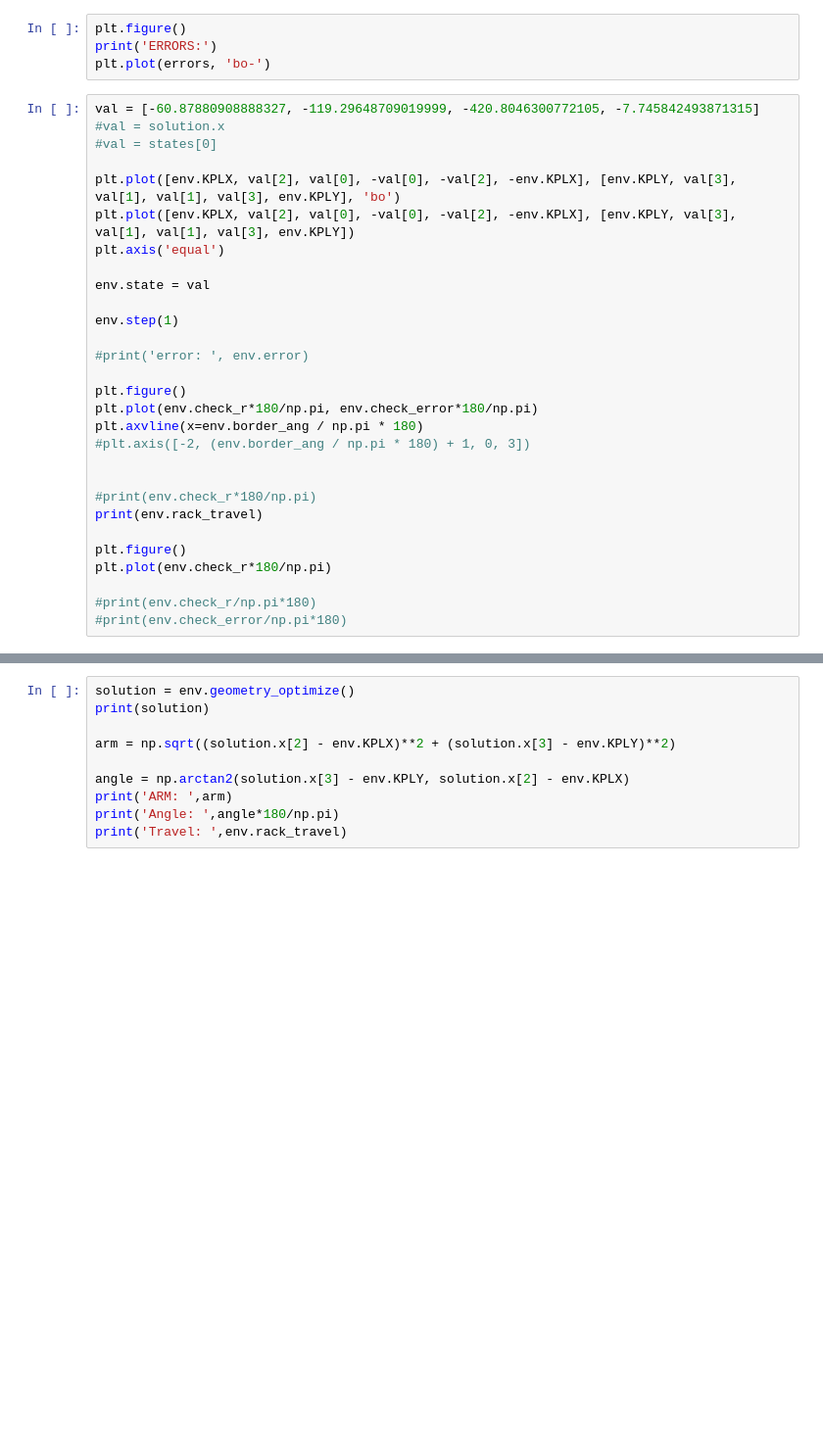
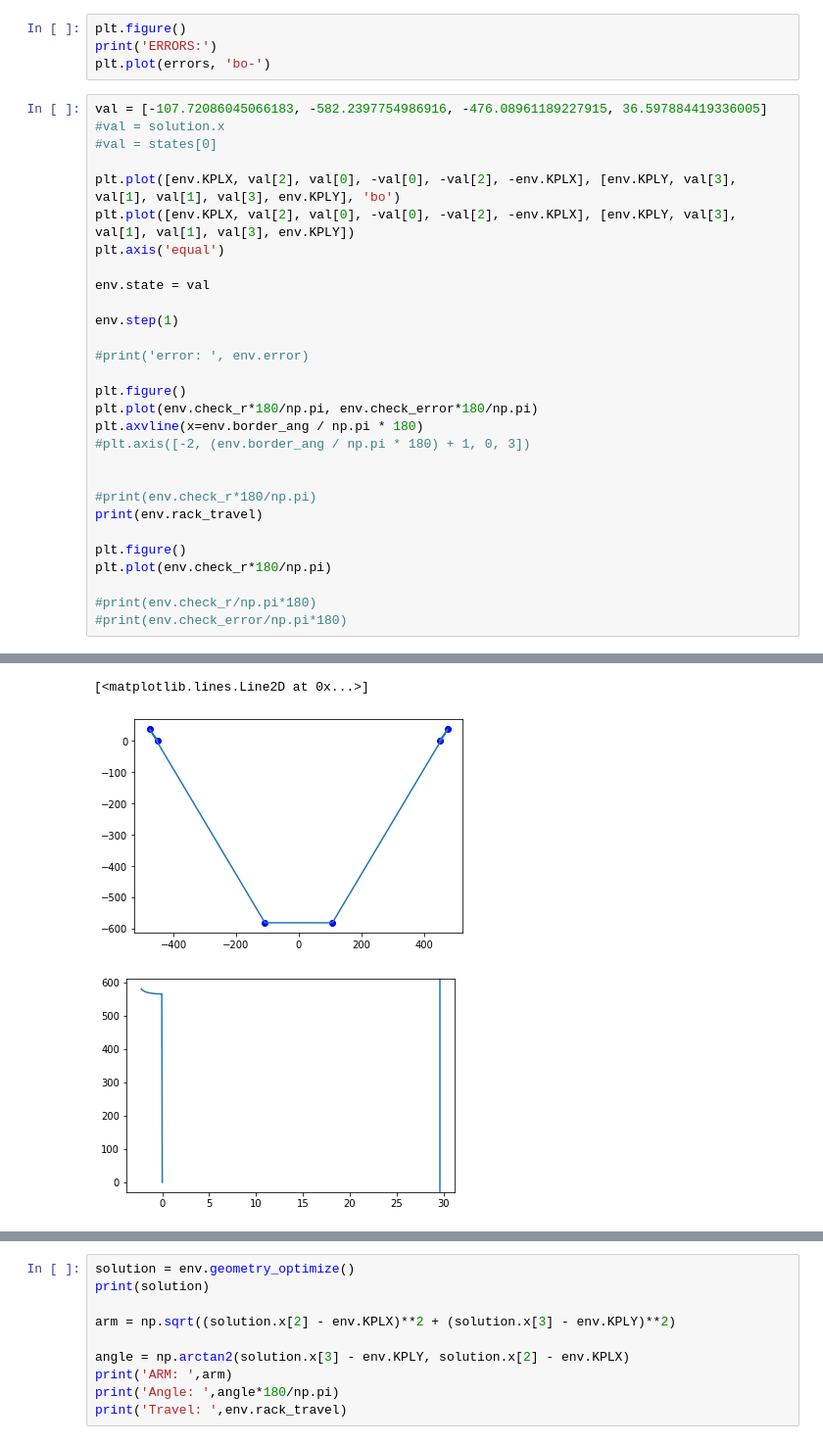
Before and after one commit to tamasdoka/str_opt, a Jupyter notebook: steering-optimizer/steering_optimizer/envs/StrOptEnv_test_notebook.ipynb, the cells around one changed output, grey strips where cells are left out. Shown: that part at 98% size. Cells and saved outputs as stored; diff of their text form; blank space fills up the shorter version.

```diff
--- a/steering-optimizer/steering_optimizer/envs/StrOptEnv_test_notebook.ipynb
+++ b/steering-optimizer/steering_optimizer/envs/StrOptEnv_test_notebook.ipynb
@@ -76,7 +96,7 @@ plt.figure()
 print('ERRORS:')
 plt.plot(errors, 'bo-')
 # %%
-val = [-60.87880908888327, -119.29648709019999, -420.8046300772105, -7.745842493871315]
+val = [-107.72086045066183, -582.2397754986916, -476.08961189227915, 36.597884419336005]
 #val = solution.x
 #val = states[0]
 
@@ -104,3 +124,4 @@ plt.plot(env.check_r*180/np.pi)
 
 #print(env.check_r/np.pi*180)
 #print(env.check_error/np.pi*180)
+# %% [output]
@@ -106,0 +145,3 @@ plt.plot(env.check_r*180/np.pi)
+[<matplotlib.lines.Line2D at 0x...>]
+[figure, added]
+[figure, added]
```
Also changed, not shown: parts of 2 cells of this notebook, 2 other files.
